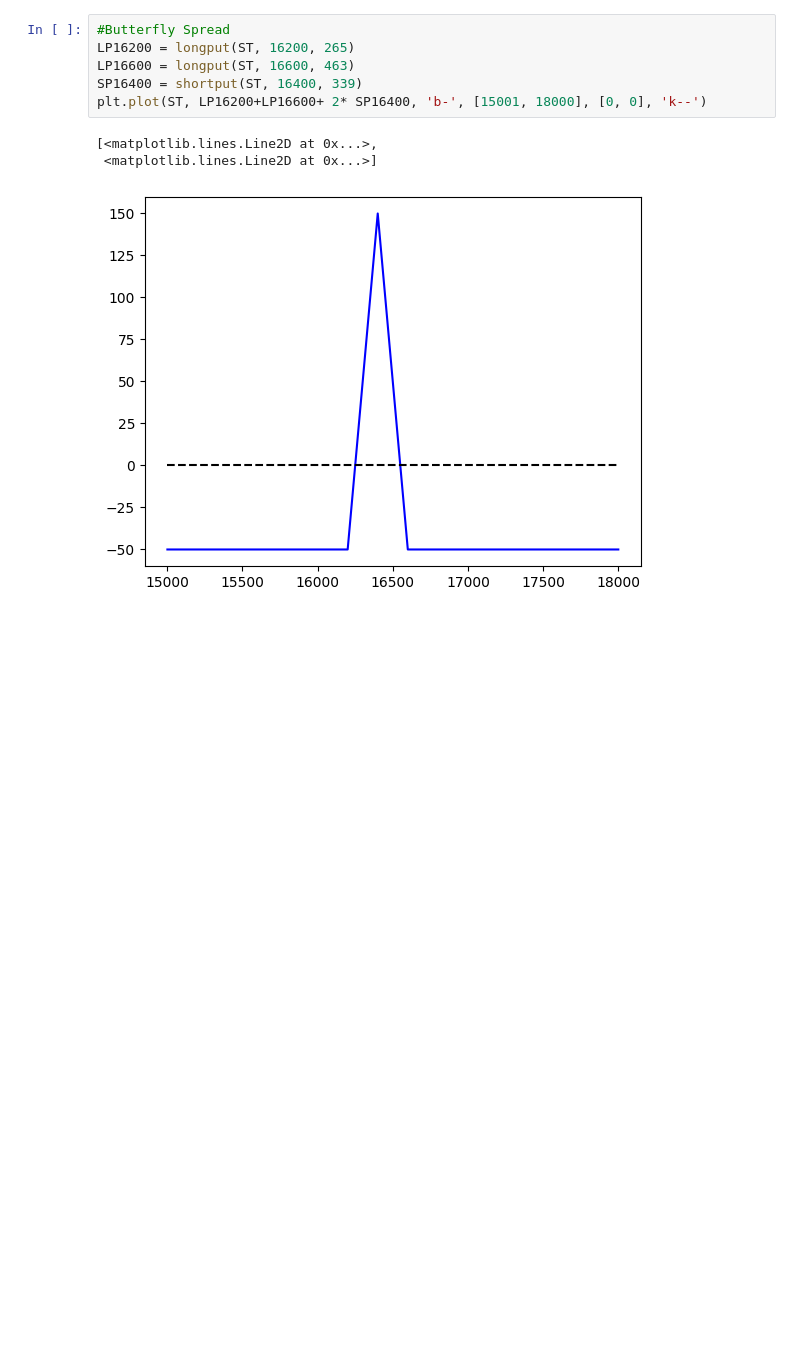
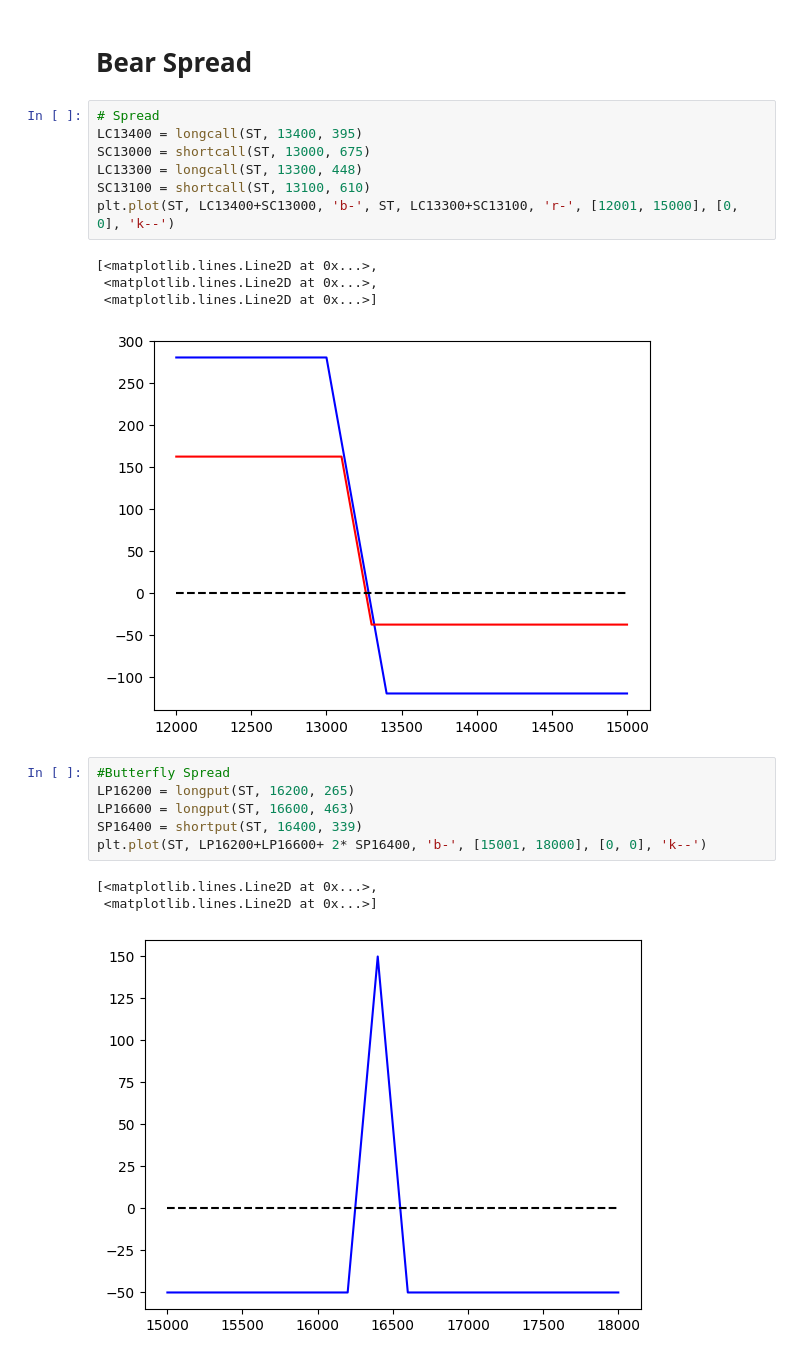
Before and after one commit to franktseng0718/NYCU-Artificial-Intelligence-Theory-and-Practice, a Jupyter notebook: HW1/HW1.ipynb, the cells around one changed output. Cells and saved outputs as stored; diff of their text form; blank space fills up the shorter version.

```diff
--- a/HW1/HW1.ipynb
+++ b/HW1/HW1.ipynb
@@ -44,3 +41,17 @@ plt.plot(ST, LC16500, 'r-', ST, SC16200, 'g-', ST, LC16500+SC16200, 'b-', [15001
+# %% [markdown]
+# Bear Spread
+# %%
+# Spread
+LC13400 = longcall(ST, 13400, 395)
+SC13000 = shortcall(ST, 13000, 675)
+LC13300 = longcall(ST, 13300, 448)
+SC13100 = shortcall(ST, 13100, 610)
+plt.plot(ST, LC13400+SC13000, 'b-', ST, LC13300+SC13100, 'r-', [12001, 15000], [0, 0], 'k--')
+# %% [output]
+[<matplotlib.lines.Line2D at 0x...>,
+ <matplotlib.lines.Line2D at 0x...>,
+ <matplotlib.lines.Line2D at 0x...>]
+[figure, added]
 # %%
 #Butterfly Spread
 LP16200 = longput(ST, 16200, 265)
```
Also changed, not shown: parts of 8 cells of this notebook, 1 other file.
